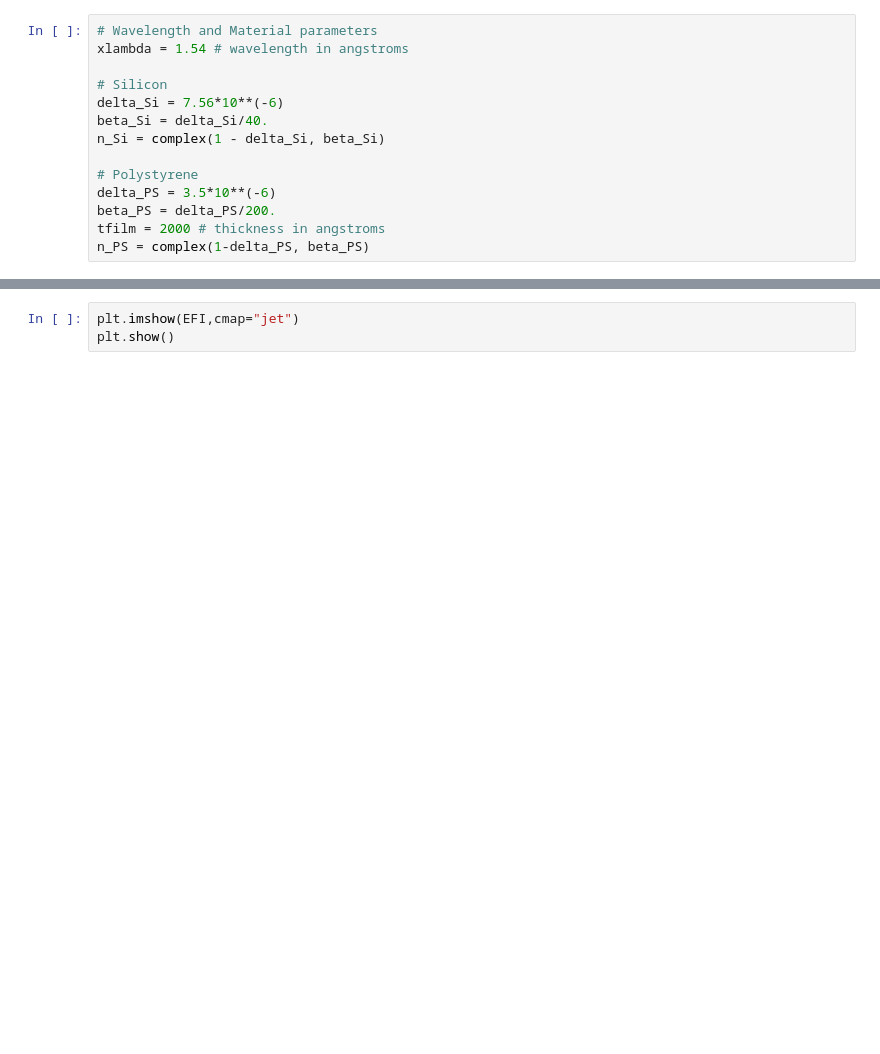
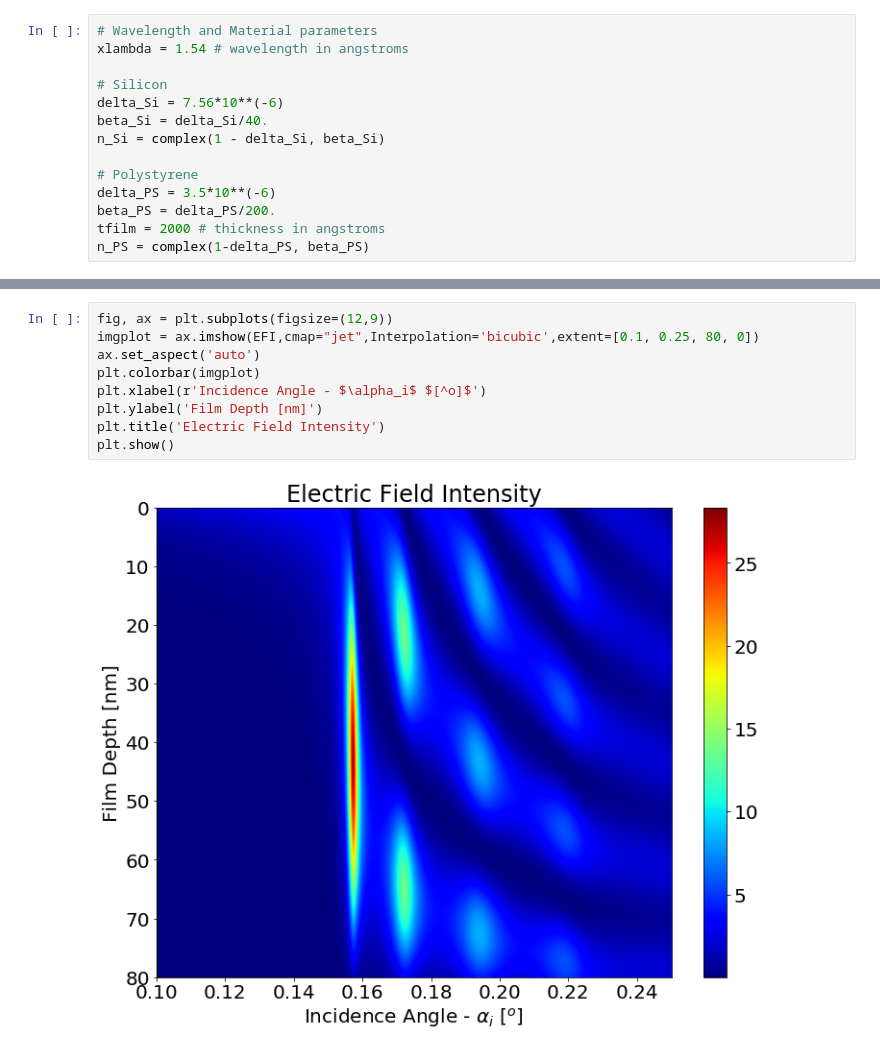
Before and after one commit to pjd5144/scattering, a Jupyter notebook: Parrat.ipynb, the cells around one changed output, grey strips where cells are left out. Cells and saved outputs as stored; diff of their text form; blank space fills up the shorter version.

```diff
--- a/Parrat.ipynb
+++ b/Parrat.ipynb
@@ -119,3 +155,11 @@ sns.heatmap(EFI,cmap="jet")
-# %%
-plt.imshow(EFI,cmap="jet")
-plt.show()
+# %%
+fig, ax = plt.subplots(figsize=(12,9))
+imgplot = ax.imshow(EFI,cmap="jet",Interpolation='bicubic',extent=[0.1, 0.25, 80, 0])
+ax.set_aspect('auto')
+plt.colorbar(imgplot)
+plt.xlabel(r'Incidence Angle - $\alpha_i$ $[^o]$')
+plt.ylabel('Film Depth [nm]')
+plt.title('Electric Field Intensity')
+plt.show()
+# %% [output]
+[figure, added]
```
Also changed, not shown: parts of 5 cells of this notebook, 3 other files.
